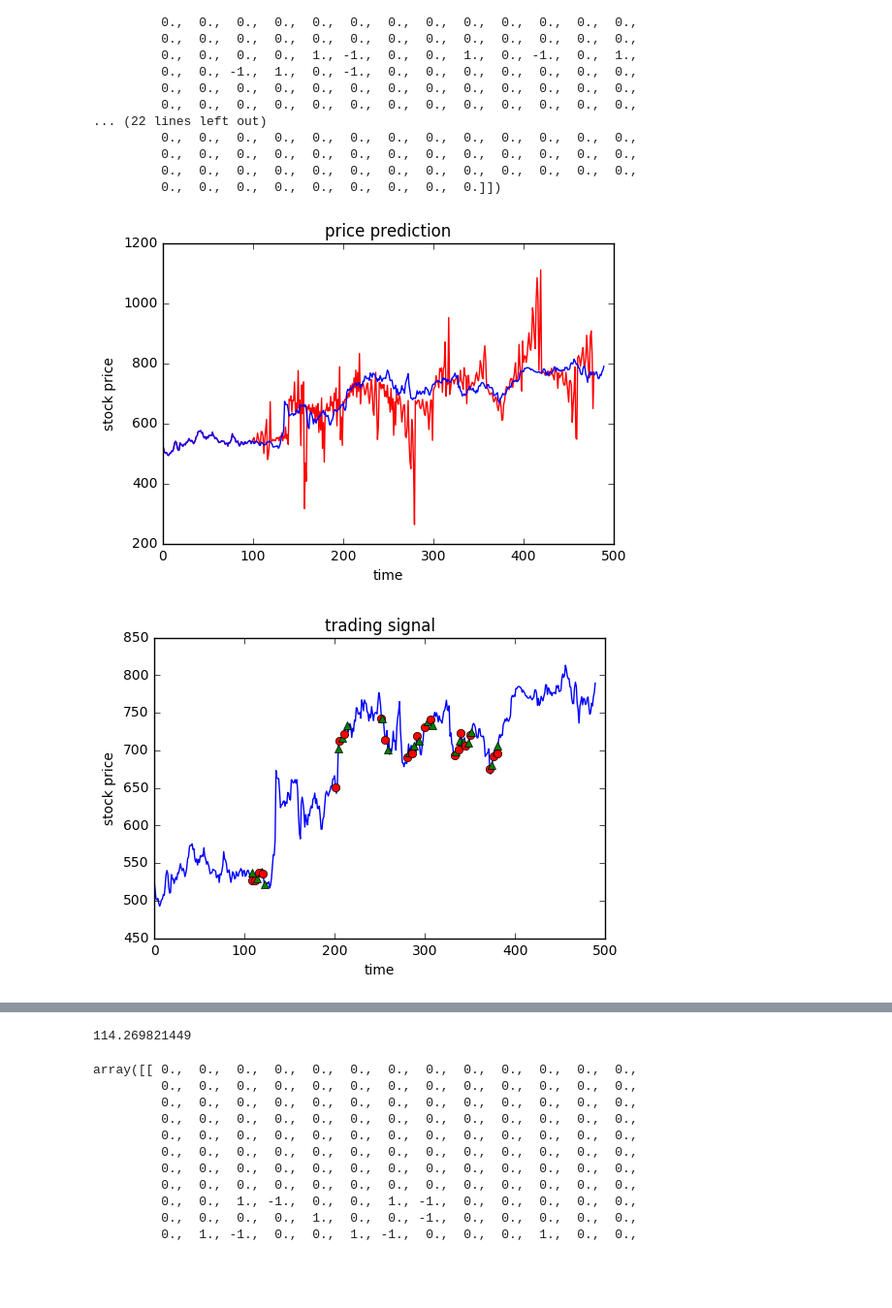
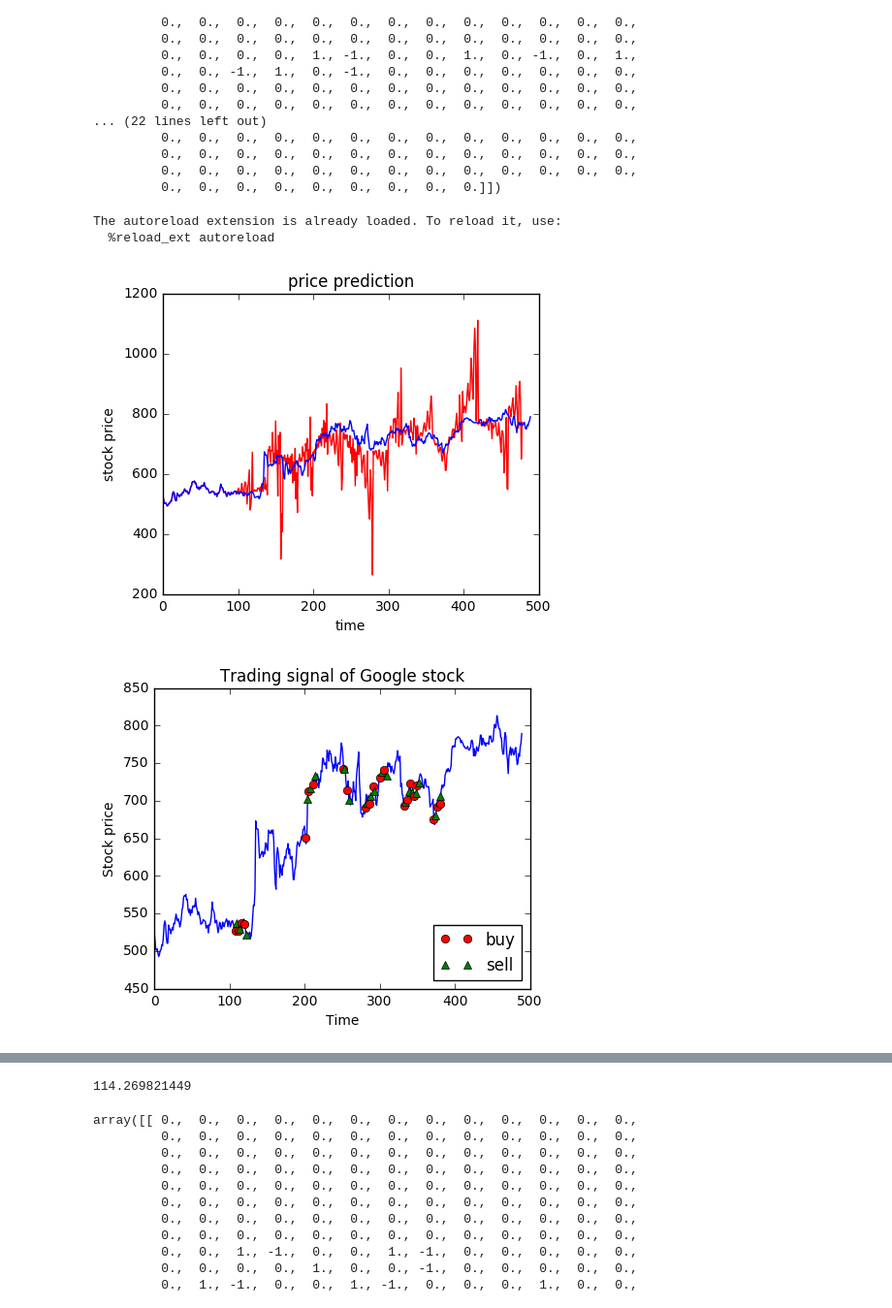
Before and after one commit to APC524/tsap, a Jupyter notebook: demo/demo_trading2.ipynb, the cells around one changed output, grey strips where cells are left out. Shown: that part at 97% size. Saved outputs shown, nothing was run; the diff lists cells and outputs as text; code cells hidden in the pictures; blank space fills up the shorter version.

```diff
--- a/demo/demo_trading2.ipynb
+++ b/demo/demo_trading2.ipynb
@@ -96,7 +96,19 @@ array([[ 0.,  0.,  0.,  0.,  0.,  0.,  0.,  0.,  0.,  0.,  0.,  0.,  0.,
          0.,  0.,  0.,  0.,  0.,  0.,  0.,  0.,  0.,  0.,  0.,  0.,  0.,
          0.,  0.,  0.,  0.,  0.,  0.,  0.,  0.,  0.]])
 # %%
+# This is a bit of magic to make matplotlib figures appear inline in the notebook
+# rather than in a new window.
 import matplotlib.pyplot as plt
+%matplotlib inline
+plt.rcParams['figure.figsize'] = (5.0, 4.0) # set default size of plots
+plt.rcParams['image.interpolation'] = 'nearest'
+plt.rcParams['image.cmap'] = 'gray'
+
+# Some more magic so that the notebook will reload external python modules;
+# see http://stackoverflow.com/questions/1907993/autoreload-of-modules-in-ipython
+%load_ext autoreload
+%autoreload 2
+
 
 plt.figure()
 plt.plot(pred_price[0,0:data.shape[0]-11],'r')
@@ -109,58 +121,88 @@ plt.show()
 
 
 
-
+flag1=0
+flag2=0
 
 plt.figure()
 plt.plot(data[0:],'b')
 for i in range(data.shape[0]-l):
     if signal[0,i]==1:
-        plt.plot(i,data[i],'ro')
+        if flag1==0:
+            plt.plot(i,data[i],'ro',label="buy")
+            flag1=1
+        else:
+            plt.plot(i,data[i],'ro')
+
     if signal[0,i]==-1:
-        plt.plot(i,data[i],'g^')
-plt.xlabel('time')
-plt.ylabel('stock price')
-plt.title('trading signal')
+        if flag2==0:
+            plt.plot(i,data[i],'g^',label="sell")
+            flag2=1
+        else:
+            plt.plot(i,data[i],'g^')
+
+plt.xlabel('Time')
+plt.ylabel('Stock price')
+plt.title('Trading signal of Google stock')
+plt.legend(loc="lower right")
+plt.savefig("signal.pdf")
 plt.show()
 
 
 
 
 plt.figure()
 plt.plot(profit[0,:],'r')
-plt.xlabel('time')
-plt.ylabel('profit')
-plt.title('profit')
+plt.xlabel('Time')
+plt.ylabel('Dollars')
+plt.title('Profit')
+plt.savefig("profit.pdf")
 plt.show()
 
 
 """plt.figure()
 plt.plot(data[l:],'b')
 for i in range(data.shape[0]-l):
     if signal[0,l+i]==1:
         plt.plot(i,data[l+i],'ro')
     if signal[0,l+i]==-1:
         plt.plot(i,data[l+i],'g^')
 plt.xlabel('time')
 plt.ylabel('stock price')
 plt.title('trading signal')"""
 
 
+flag1=0
+flag2=0
 
 plt.figure()
 plt.plot(data[l:l+20],'b')
 for i in range(20):
     if signal[0,100+i]==1:
-        plt.plot(i,data[100+i],'ro')
+        if flag1==0:
+            plt.plot(i,data[100+i],'ro',label="buy")
+            flag1=1
+        else:
+            plt.plot(i,data[100+i],'ro')
+
     if signal[0,100+i]==-1:
-        plt.plot(i,data[100+i],'g^')
-plt.xlabel('time')
-plt.ylabel('stock price')
-plt.title('trading signal')
+        if flag2==0:
+            plt.plot(i,data[100+i],'g^',label="sell")
+            flag2=1
+        else:
+            plt.plot(i,data[100+i],'g^')
+
+plt.xlabel('Time')
+plt.ylabel('Stock price')
+plt.title('Trading signal for 20 days')
+plt.legend(loc="lower right")
+plt.savefig("20days.pdf")
 plt.show()
 
 
 print profit[0,-1]
 # %% [output]
+The autoreload extension is already loaded. To reload it, use:
+  %reload_ext autoreload
-[figure, old version]
+[figure, new version]
-[figure, old version]
+[figure, new version]
@@ -169,4 +211,4 @@ print profit[0,-1]
-114.269821449
+114.269821449
 # %%
 phi_y, sigma_y = inf.yule_walker(Y, order =5, method='unbiased')
 AR_model_y = AR(lag=5, phi=phi_y, sigma=sigma_y, intercept=0)
```
Also changed, not shown: parts of 2 cells of this notebook, 3 other files.
